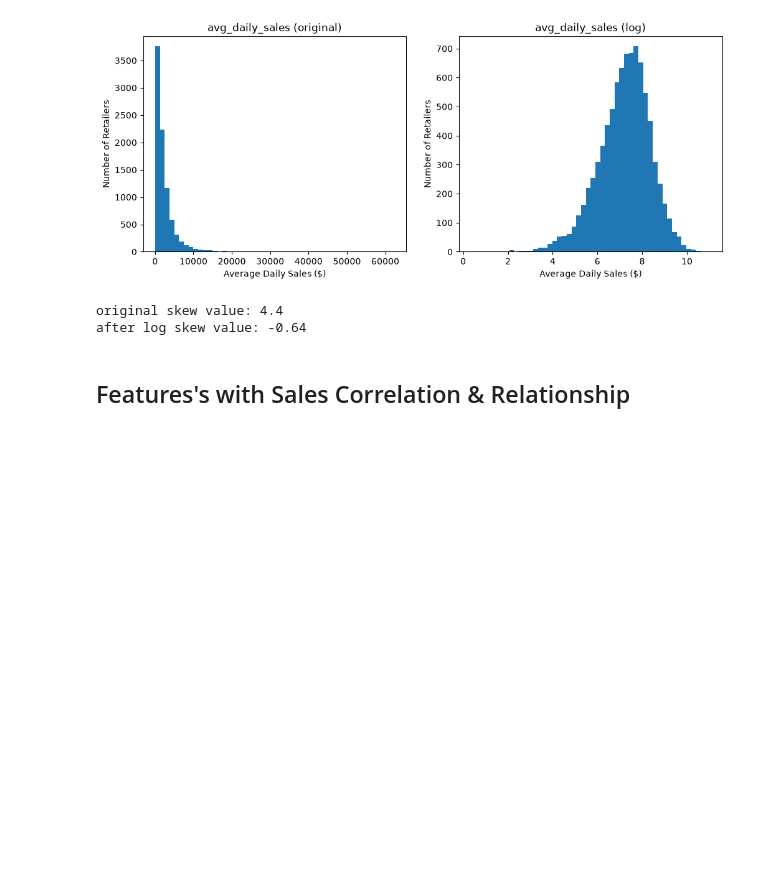
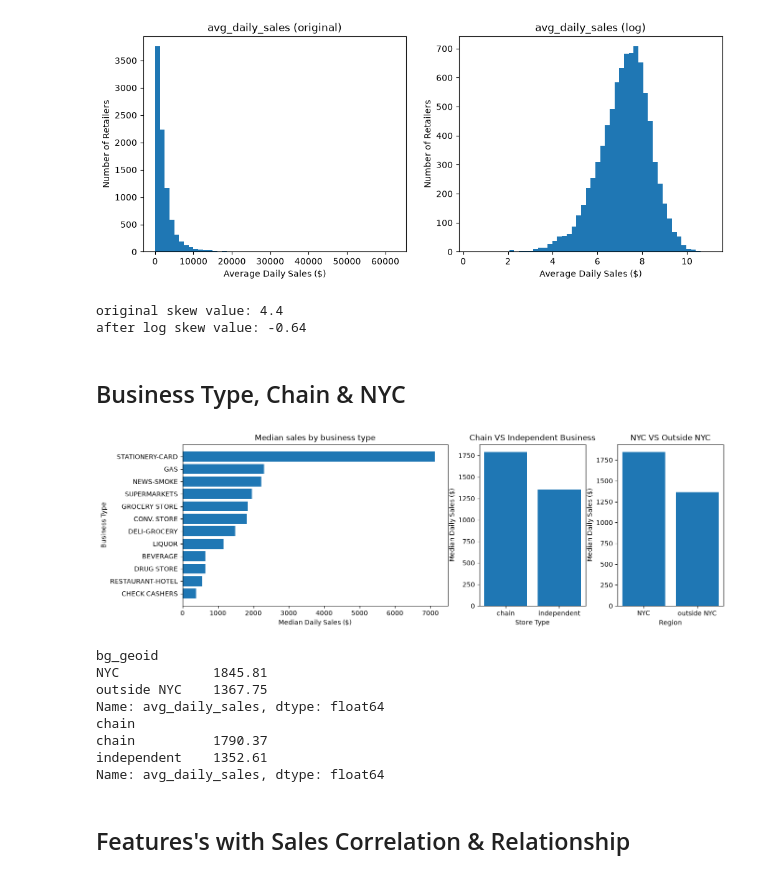
Before and after one commit to Ransommac13/mads_milestone_two, a Jupyter notebook: EDA/supervised_eda.ipynb, the cells around one changed output. Saved outputs shown, nothing was run; the diff lists cells and outputs as text; code cells hidden in the pictures; blank space fills up the shorter version.

```diff
--- a/EDA/supervised_eda.ipynb
+++ b/EDA/supervised_eda.ipynb
@@ -302,5 +299,53 @@ print("after log skew value:", round(np.log1p(target).skew(), 2))
 [figure]
 original skew value: 4.4
 after log skew value: -0.64
+# %% [markdown]
+## Business Type, Chain & NYC
+# %%
+fig, ax = plt.subplots(1, 3, figsize=(15,4.5), gridspec_kw={"width_ratios": [2.5, 1, 1]})
+
+counts = df["bustype"].value_counts()
+#business type has at least 100 stores
+store_count = counts[counts >= 100].index
+
+bustype_median = df[df['bustype'].isin(store_count)].groupby("bustype")["avg_daily_sales"].median().sort_values()
+
+# Median Sales by Business Type
+ax[0].barh(bustype_median.index, bustype_median.values)
+ax[0].set_title("Median sales by business type")
+ax[0].set_xlabel("Median Daily Sales ($)")
+ax[0].set_ylabel("Business Type")
+
+# Chain
+chain_median = df.groupby("chain")["avg_daily_sales"].median()
+ax[1].bar(chain_median.index, chain_median.values)
+ax[1].set_title("Chain VS Independent Business")
+ax[1].set_xlabel("Store Type")
+ax[1].set_ylabel("Median Daily Sales ($)")
+
+# In NYC or outside NYC
+
+nyc = df["bg_geoid"].astype("int64").astype(str).str[2:5].isin(["005", "047", "061", "081", "085"])
+region = nyc.map({True: "NYC", False: "outside NYC"})
+region_median = df.groupby(region)["avg_daily_sales"].median()
+ax[2].bar(region_median.index, region_median.values)
+ax[2].set_title("NYC VS Outside NYC")
+ax[2].set_xlabel("Region")
+ax[2].set_ylabel("Median Daily Sales ($)")
+
+
+plt.show()
+print(region_median.round(2))
+print(chain_median.round(2))
+# %% [output]
+[figure, added]
+bg_geoid
+NYC            1845.81
+outside NYC    1367.75
+Name: avg_daily_sales, dtype: float64
+chain
+chain          1790.37
+independent    1352.61
+Name: avg_daily_sales, dtype: float64
 # %% [markdown]
 ## Features's with Sales Correlation & Relationship
```
Also changed, not shown: parts of 11 cells of this notebook.
